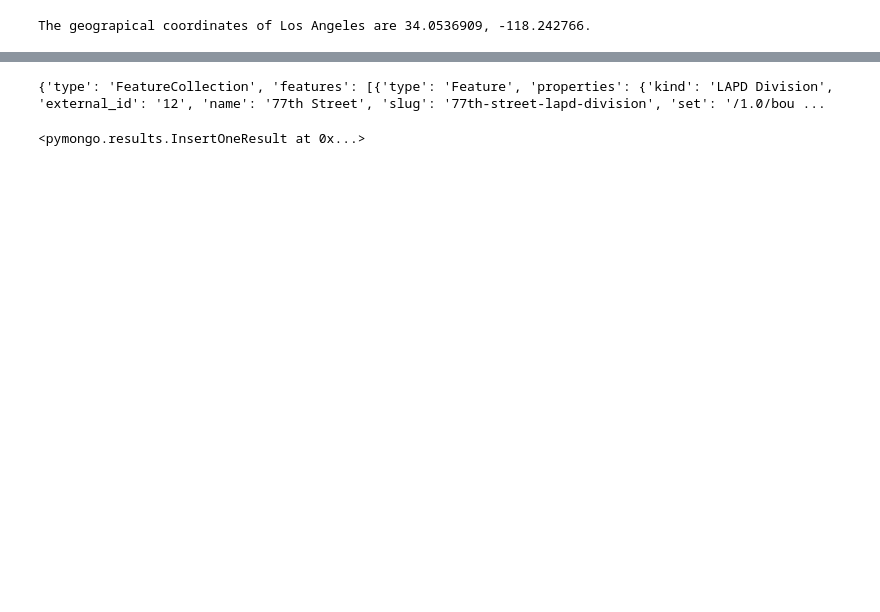
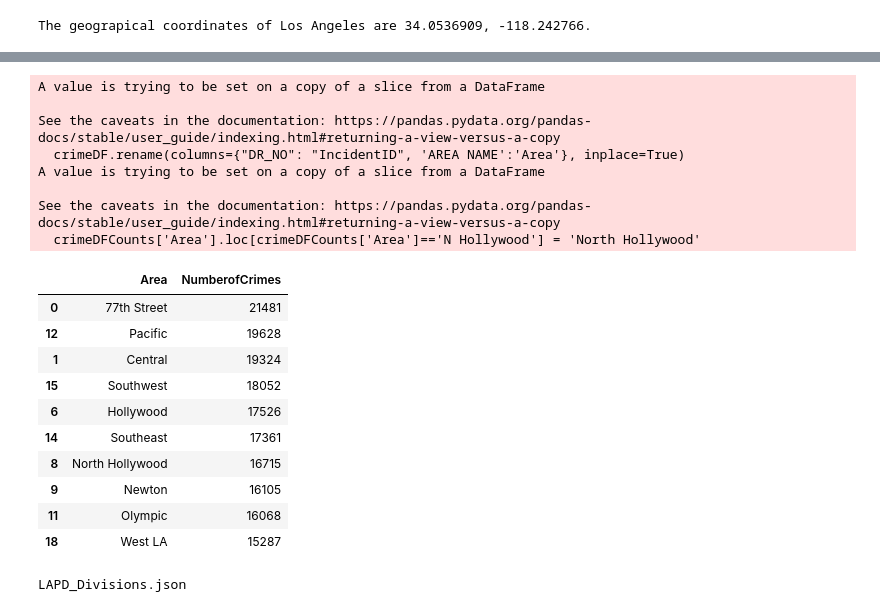
Before and after one commit to DhrmilNCI/DAP-Taba, a Jupyter notebook: DAP CA2 Team F.ipynb, the cells around one changed output, grey strips where cells are left out. Saved outputs shown, nothing was run; the diff lists cells and outputs as text; code cells hidden in the pictures; blank space fills up the shorter version.

```diff
--- a/DAP CA2 Team F.ipynb
+++ b/DAP CA2 Team F.ipynb
@@ -181,10 +310,53 @@ collection = db['LAPD_Division']
-# %%
-with open('LAPD_Divisions.json') as file:
-          file_data = json.load(file)
-          print(file_data)
-# %% [output]
-{'type': 'FeatureCollection', 'features': [{'type': 'Feature', 'properties': {'kind': 'LAPD Division', 'external_id': '12', 'name': '77th Street', 'slug': '77th-street-lapd-division', 'set': '/1.0/bou ...
-# %%
-collection.insert_one(file_data)
-# %% [output]
-<pymongo.results.InsertOneResult at 0x...>
+# %%
+crimeDF = crimeData[['DR_NO','AREA NAME']]
+crimeDF.rename(columns={"DR_NO": "IncidentID", 'AREA NAME':'Area'}, inplace=True)
+
+crimeDFCounts = crimeDF.groupby('Area').agg(['count'])
+crimeDFCounts.reset_index(inplace=True)
+crimeDFCounts.columns = crimeDFCounts.columns.droplevel(level=1)
+crimeDFCounts.rename(columns={"IncidentID": "NumberofCrimes"}, inplace=True)
+crimeDFCounts['Area'].loc[crimeDFCounts['Area']=='N Hollywood'] = 'North Hollywood'
+crimeDFCounts.sort_values(by="NumberofCrimes", ascending=False).head(10)
+# %% [output]
+A value is trying to be set on a copy of a slice from a DataFrame
+
+See the caveats in the documentation: https://pandas.pydata.org/pandas-docs/stable/user_guide/indexing.html#returning-a-view-versus-a-copy
+  crimeDF.rename(columns={"DR_NO": "IncidentID", 'AREA NAME':'Area'}, inplace=True)
+A value is trying to be set on a copy of a slice from a DataFrame
+
+See the caveats in the documentation: https://pandas.pydata.org/pandas-docs/stable/user_guide/indexing.html#returning-a-view-versus-a-copy
+  crimeDFCounts['Area'].loc[crimeDFCounts['Area']=='N Hollywood'] = 'North Hollywood'
+|  | Area | NumberofCrimes |
+| 0 | 77th Street | 21481 |
+| 12 | Pacific | 19628 |
+| 1 | Central | 19324 |
+| 15 | Southwest | 18052 |
+| 6 | Hollywood | 17526 |
+| 14 | Southeast | 17361 |
+| 8 | North Hollywood | 16715 |
+| 9 | Newton | 16105 |
+| 11 | Olympic | 16068 |
+| 18 | West LA | 15287 |
+# %%
+LAgeo = 'LAPD_Divisions.json'
+print(LAgeo)
+
+mapLACrimes = folium.Map(
+    location=[LA_latitude, LA_longitude],
+    zoom_start=10,
+    tiles='Stamen Toner',
+)
+
+mapLACrimes.choropleth(
+    geo_data=LAgeo,
+    name='choropleth',
+    data=crimeDFCounts,
+    columns=['Area', 'NumberofCrimes'],
+    key_on='feature.properties.name',
+    fill_color='YlOrRd',
+    fill_opacity=0.7,
+    line_opacity=0.2,
+    legend_name='Crimes in LA'
+)
+# %% [output]
+LAPD_Divisions.json
```
Also changed, not shown: parts of 33 cells of this notebook, 8 other files.
